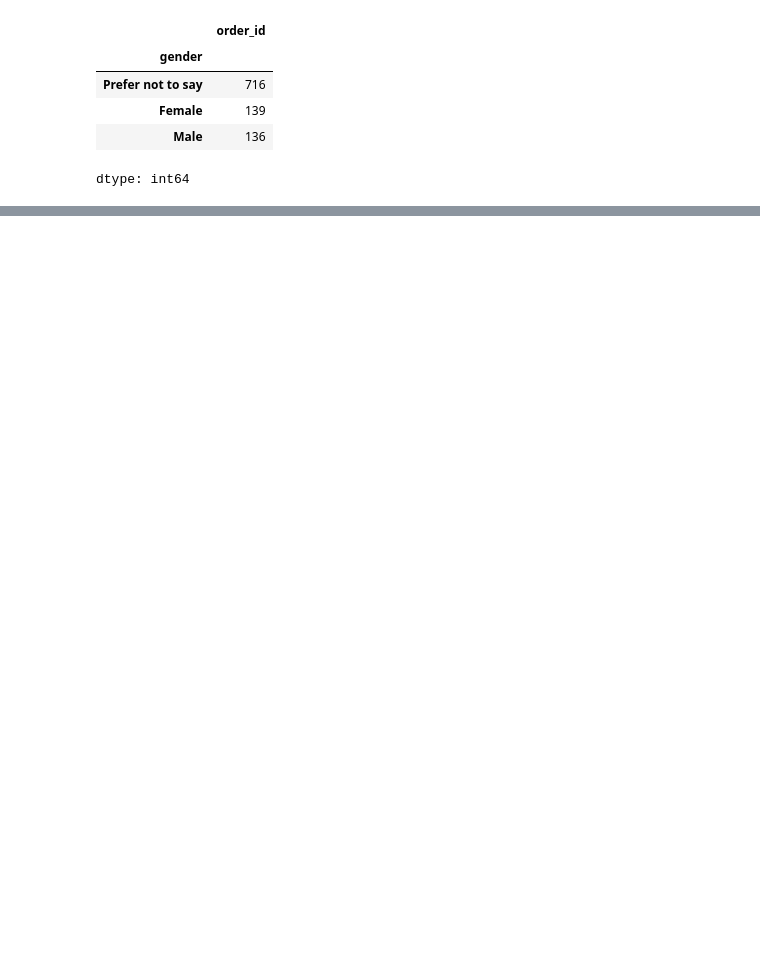
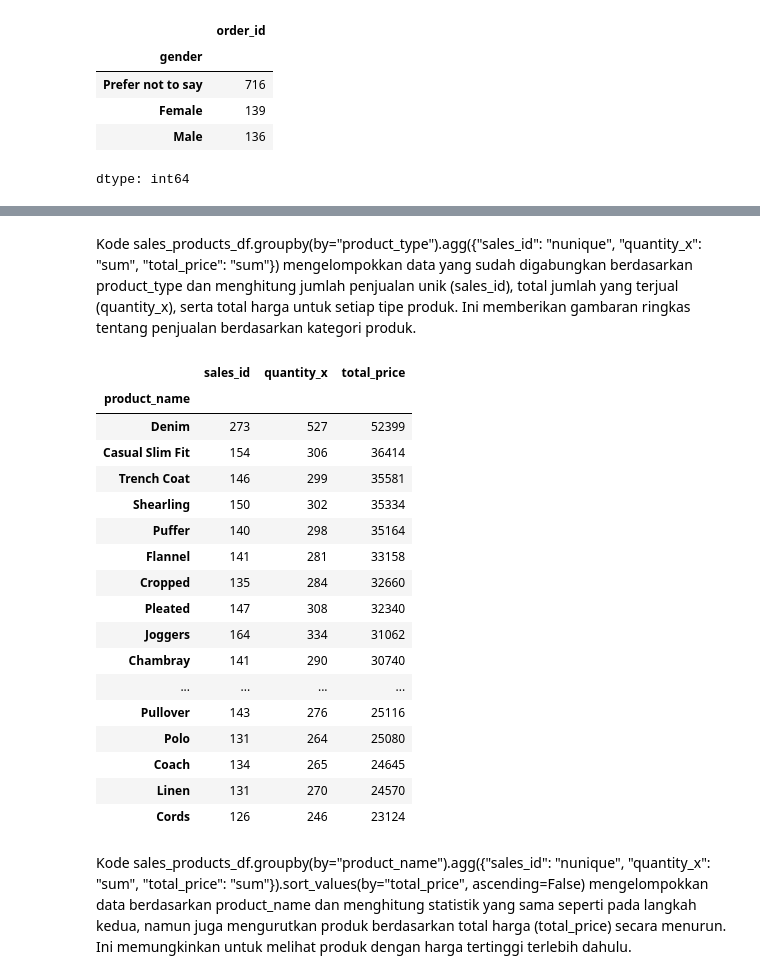
Before and after one commit to DannAkbar/Pemograman-Dasar, a Jupyter notebook: Lathan_M10.ipynb, the cells around one changed output, grey strips where cells are left out. Saved outputs shown, nothing was run; the diff lists cells and outputs as text; code cells hidden in the pictures; blank space fills up the shorter version.

```diff
--- a/Lathan_M10.ipynb
+++ b/Lathan_M10.ipynb
@@ -519,0 +727,9 @@ dtype: int64
+# %%
+sales_products_df = pd.merge(
+    left=sales_df,
+    right=products_df,
+    how="left",
+    left_on="product_id",
+    right_on="product_id"
+)
+sales_products_df.head()
@@ -519,0 +757,29 @@ dtype: int64
+# %% [markdown]
+Kode sales_products_df.groupby(by="product_type").agg({"sales_id": "nunique", "quantity_x": "sum", "total_price": "sum"}) mengelompokkan data yang sudah digabungkan berdasarkan product_type dan menghitung jumlah penjualan unik (sales_id), total jumlah yang terjual (quantity_x), serta total harga untuk setiap tipe produk. Ini memberikan gambaran ringkas tentang penjualan berdasarkan kategori produk.
+# %%
+sales_products_df.groupby(by="product_name").agg({
+    "sales_id": "nunique",
+    "quantity_x": "sum",
+    "total_price": "sum"
+}).sort_values(by="total_price", ascending=False)
+# %% [output]
+|  | sales_id | quantity_x | total_price |
+| product_name |  |  |  |
+| Denim | 273 | 527 | 52399 |
+| Casual Slim Fit | 154 | 306 | 36414 |
+| Trench Coat | 146 | 299 | 35581 |
+| Shearling | 150 | 302 | 35334 |
+| Puffer | 140 | 298 | 35164 |
+| Flannel | 141 | 281 | 33158 |
+| Cropped | 135 | 284 | 32660 |
+| Pleated | 147 | 308 | 32340 |
+| Joggers | 164 | 334 | 31062 |
+| Chambray | 141 | 290 | 30740 |
+| ... | ... | ... | ... |
+| Pullover | 143 | 276 | 25116 |
+| Polo | 131 | 264 | 25080 |
+| Coach | 134 | 265 | 24645 |
+| Linen | 131 | 270 | 24570 |
+| Cords | 126 | 246 | 23124 |
+# %% [markdown]
+Kode sales_products_df.groupby(by="product_name").agg({"sales_id": "nunique", "quantity_x": "sum", "total_price": "sum"}).sort_values(by="total_price", ascending=False) mengelompokkan data berdasarkan product_name dan menghitung statistik yang sama seperti pada langkah kedua, namun juga mengurutkan produk berdasarkan total harga (total_price) secara menurun. Ini memungkinkan untuk melihat produk dengan harga tertinggi terlebih dahulu.
```
Also changed, not shown: parts of 81 cells of this notebook.
